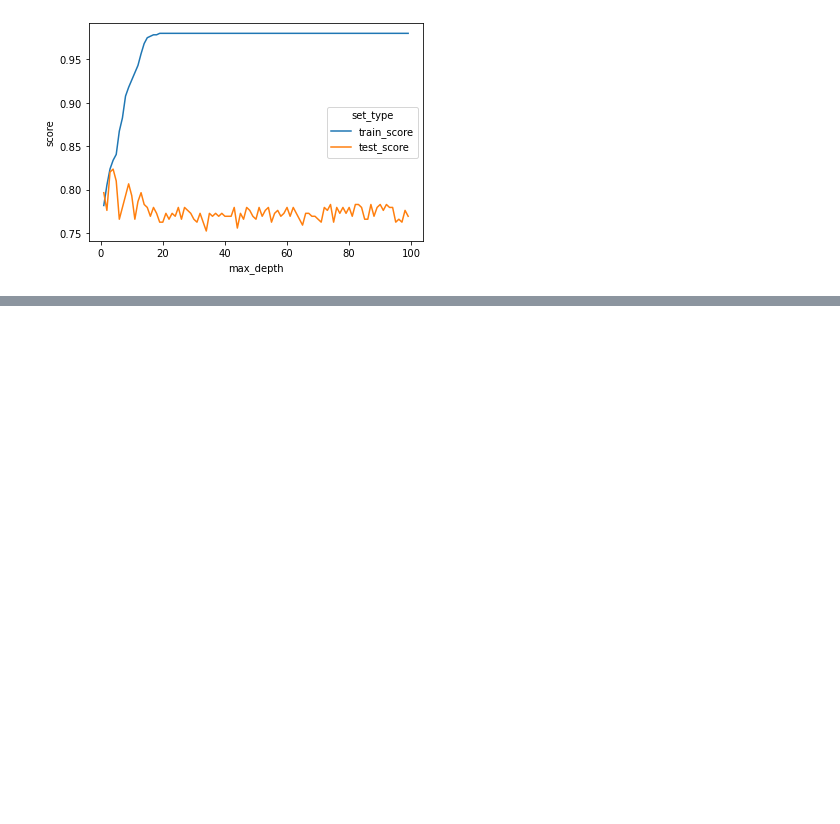
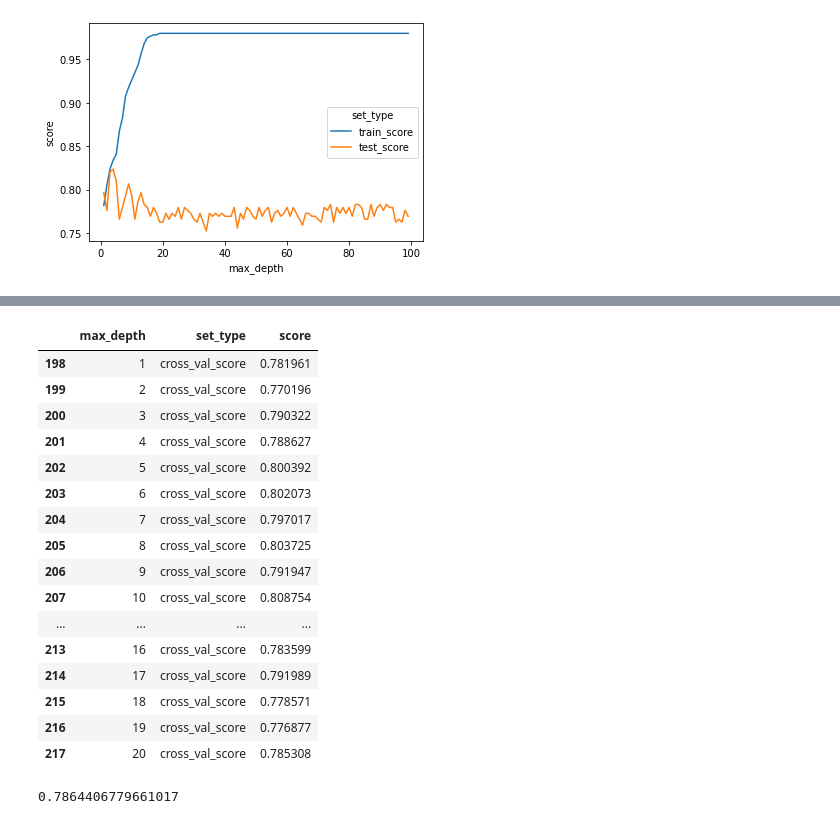
Before and after one commit to kmarenov/stepik_ML_DS_intro, a Jupyter notebook: Titanic.ipynb, the cells around one changed output, grey strips where cells are left out. Cells and saved outputs as stored; diff of their text form; code cells hidden in the pictures; blank space fills up the shorter version.

```diff
--- a/Titanic.ipynb
+++ b/Titanic.ipynb
@@ -177,0 +232,20 @@ sns.lineplot(x="max_depth", y="score", hue="set_type", data=scores_data_long)
+# %%
+scores_data_long.query("set_type == 'cross_val_score'").head(20)
+# %% [output]
+|  | max_depth | set_type | score |
+| 198 | 1 | cross_val_score | 0.781961 |
+| 199 | 2 | cross_val_score | 0.770196 |
+| 200 | 3 | cross_val_score | 0.790322 |
+| 201 | 4 | cross_val_score | 0.788627 |
+| 202 | 5 | cross_val_score | 0.800392 |
+| 203 | 6 | cross_val_score | 0.802073 |
+| 204 | 7 | cross_val_score | 0.797017 |
+| 205 | 8 | cross_val_score | 0.803725 |
+| 206 | 9 | cross_val_score | 0.791947 |
+| 207 | 10 | cross_val_score | 0.808754 |
+| ... | ... | ... | ... |
+| 213 | 16 | cross_val_score | 0.783599 |
+| 214 | 17 | cross_val_score | 0.791989 |
+| 215 | 18 | cross_val_score | 0.778571 |
+| 216 | 19 | cross_val_score | 0.776877 |
+| 217 | 20 | cross_val_score | 0.785308 |
@@ -177,0 +254,4 @@ sns.lineplot(x="max_depth", y="score", hue="set_type", data=scores_data_long)
+# %%
+cross_val_score(best_clf, X_test, y_test , cv=5).mean()
+# %% [output]
+0.7864406779661017
```
Also changed, not shown: parts of 11 cells of this notebook, 2 other files.
